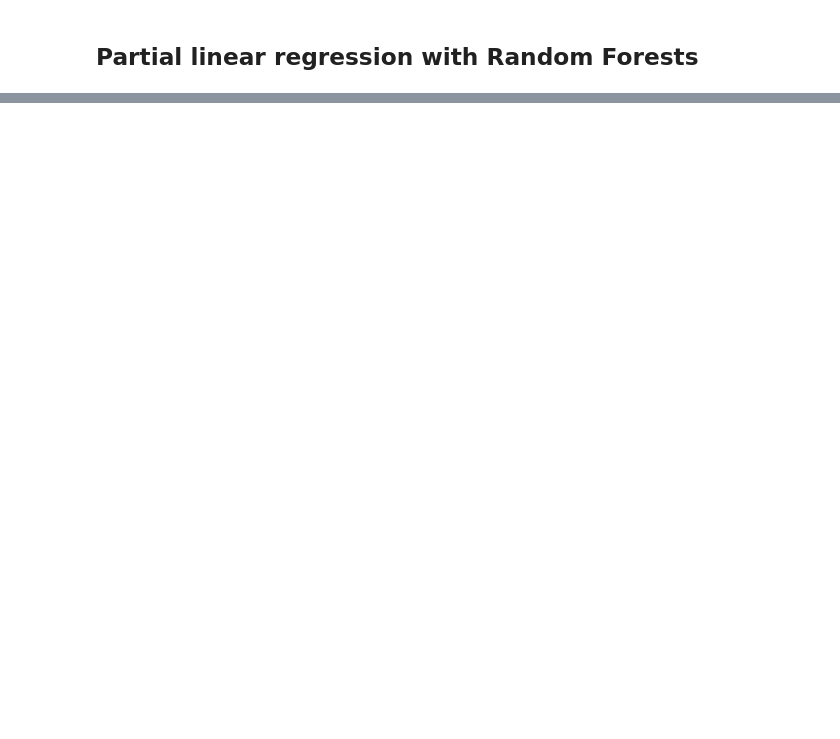
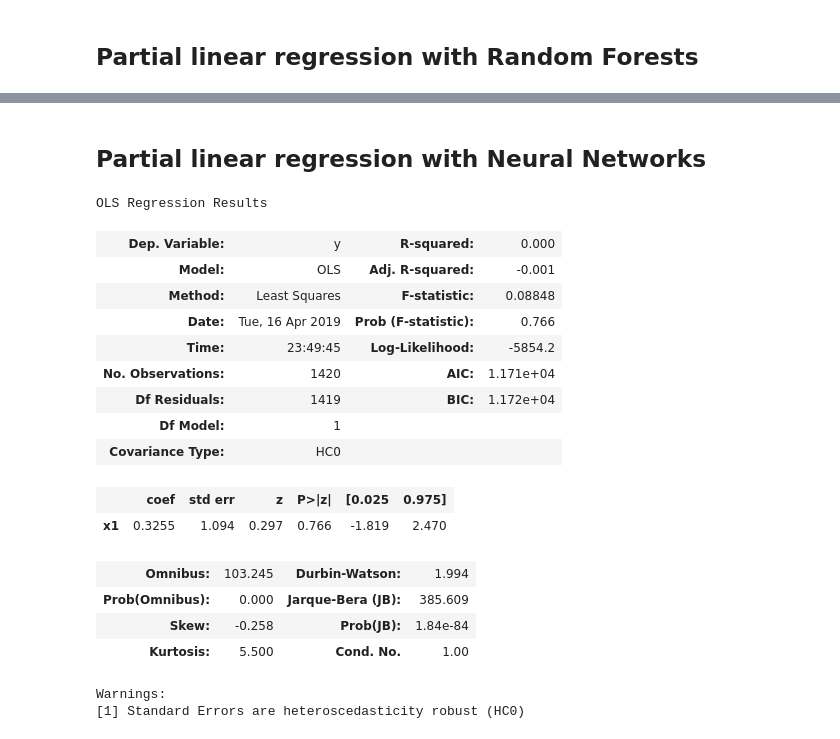
Before and after one commit to isapollnik/uscourts, a Jupyter notebook: Judge Ideology Charts.ipynb, the cells around one changed output, grey strips where cells are left out. Cells and saved outputs as stored; diff of their text form; code cells hidden in the pictures; blank space fills up the shorter version.

```diff
--- a/Judge Ideology Charts.ipynb
+++ b/Judge Ideology Charts.ipynb
@@ -644,0 +799,28 @@ pl_linear_abs_ideo = partial_linear(abs_ideo, politician, X,
+# %% [markdown]
+## Partial linear regression with Neural Networks
+# %%
+
+pl_nn_ideo = partial_linear(ideo, politician, X,
+                          nn_scaled_model, #from above
+                          nn_scaled_model)
+
+pl_nn_ideo[0].summary()
+# %% [output]
+OLS Regression Results
+| Dep. Variable: | y | R-squared: | 0.000 |
+| Model: | OLS | Adj. R-squared: | -0.001 |
+| Method: | Least Squares | F-statistic: | 0.08848 |
+| Date: | Tue, 16 Apr 2019 | Prob (F-statistic): | 0.766 |
+| Time: | 23:49:45 | Log-Likelihood: | -5854.2 |
+| No. Observations: | 1420 | AIC: | 1.171e+04 |
+| Df Residuals: | 1419 | BIC: | 1.172e+04 |
+| Df Model: | 1 |  |  |
+| Covariance Type: | HC0 |  |  |
+|  | coef | std err | z | P>|z| | [0.025 | 0.975] |
+| x1 | 0.3255 | 1.094 | 0.297 | 0.766 | -1.819 | 2.470 |
+| Omnibus: | 103.245 | Durbin-Watson: | 1.994 |
+| Prob(Omnibus): | 0.000 | Jarque-Bera (JB): | 385.609 |
+| Skew: | -0.258 | Prob(JB): | 1.84e-84 |
+| Kurtosis: | 5.500 | Cond. No. | 1.00 |
+Warnings:
+[1] Standard Errors are heteroscedasticity robust (HC0)
```
Also changed, not shown: parts of 34 cells of this notebook, 1 other file.
